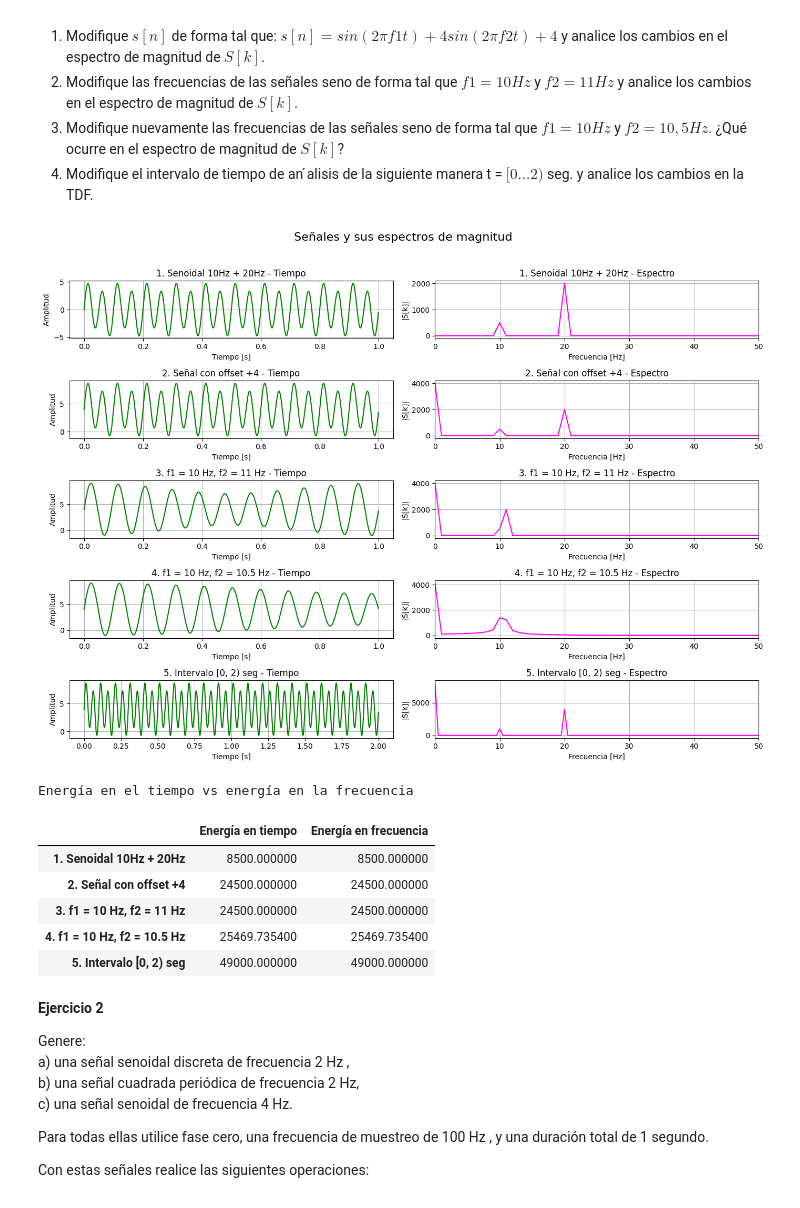
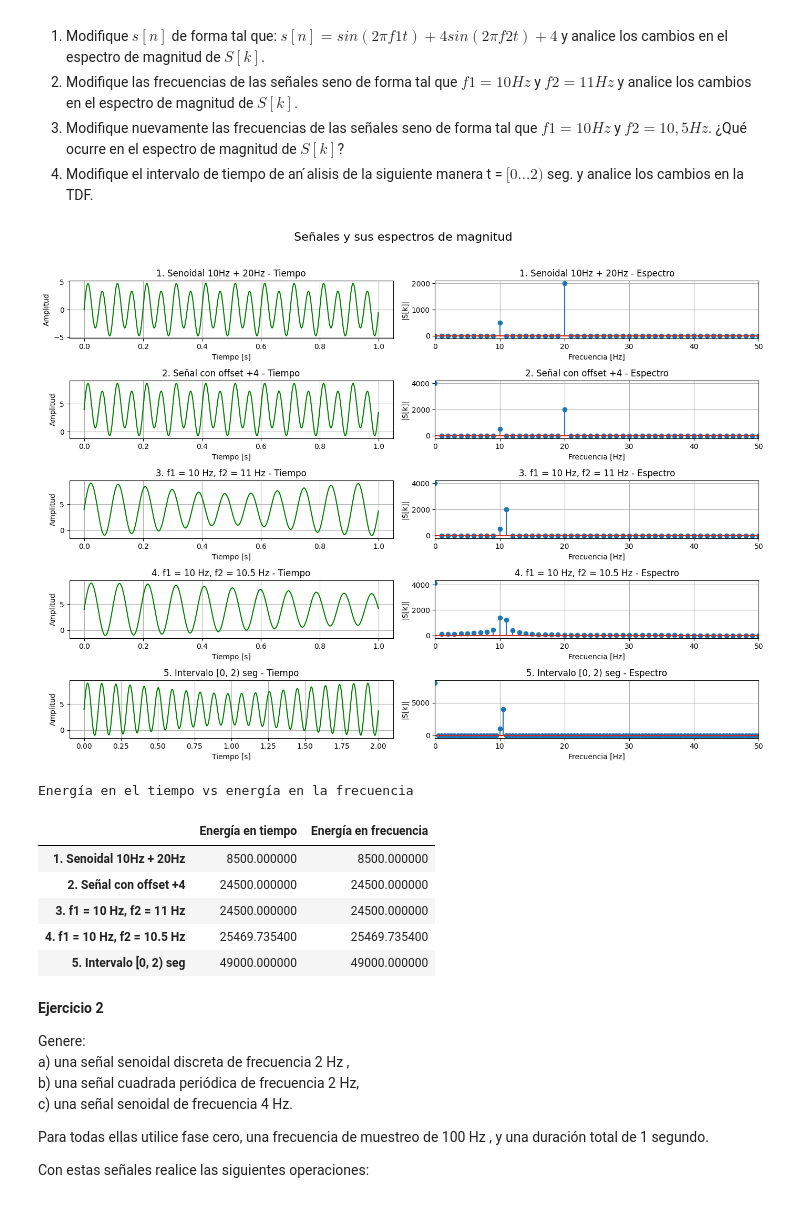
Before and after one commit to JuanKeiner/PDS_2025, a Jupyter notebook: Guia4/Guia4.ipynb, the cells around one changed output. Cells and saved outputs as stored; diff of their text form; code cells hidden in the pictures.

```diff
--- a/Guia4/Guia4.ipynb
+++ b/Guia4/Guia4.ipynb
@@ -105,7 +105,7 @@ casos = [
     ("2. Señal con offset +4", *senos(0, 1, 10, 20, 1000, offset=4)),
     ("3. f1 = 10 Hz, f2 = 11 Hz", *senos(0, 1, 10, 11, 1000, offset=4)),
     ("4. f1 = 10 Hz, f2 = 10.5 Hz", *senos(0, 1, 10, 10.5, 1000, offset=4)),
-    ("5. Intervalo [0, 2) seg", *senos(0, 2, 10, 20, 1000, offset=4)),
+    ("5. Intervalo [0, 2) seg", *senos(0, 2, 10, 10.5, 1000, offset=4)),
 ]
 
 fig, axes = plt.subplots(len(casos), 2, figsize=(14, 10))
@@ -125,35 +125,36 @@ for i, (titulo, t, y) in enumerate(casos):
     axes[i, 0].set_xlabel("Tiempo [s]")
     axes[i, 0].set_ylabel("Amplitud")
     axes[i, 0].grid(True)
 
     # Espectro de magnitud
-    axes[i, 1].plot(f[:N//2], np.abs(X[:N//2]), color='magenta')
+    #axes[i, 1].plot(f[:N//2], np.abs(X[:N//2]), color='magenta')
+    axes[i, 1].stem(f[:N//2], np.abs(X[:N//2]))
     axes[i, 1].set_title(f"{titulo} - Espectro")
     axes[i, 1].set_xlabel("Frecuencia [Hz]")
     axes[i, 1].set_ylabel("|S[k]|")
     axes[i, 1].grid(True)
     axes[i, 1].set_xlim(0, 50)
 
 
     # Energía (Parseval)
     energia_tiempo = np.sum(y ** 2)
     energia_frecuencia = (1 / N) * np.sum(np.abs(X) ** 2)
     energias.append([energia_tiempo, energia_frecuencia])
 
 plt.tight_layout()
 plt.show()
 
 # Tabla de energías
 columnas = ["Energía en tiempo", "Energía en frecuencia"]
 index = [c[0] for c in casos]
 tabla_energias = pd.DataFrame(energias, columns=columnas, index=index).round(4)
 
 # Mostrar tabla con estilo
 display(tabla_energias.style.set_caption("Energía en el tiempo vs energía en la frecuencia").set_table_styles([
     {"selector": "caption", "props": [("text-align", "left"), ("font-size", "16px"), ("font-weight", "bold")]}
 ]))
 # %% [output]
-[figure, old version]
+[figure, new version]
 Energía en el tiempo vs energía en la frecuencia
 |  | Energía en tiempo | Energía en frecuencia |
 | 1. Senoidal 10Hz + 20Hz | 8500.000000 | 8500.000000 |
```
Also changed, not shown: parts of 2 cells of this notebook, 1 other file.
